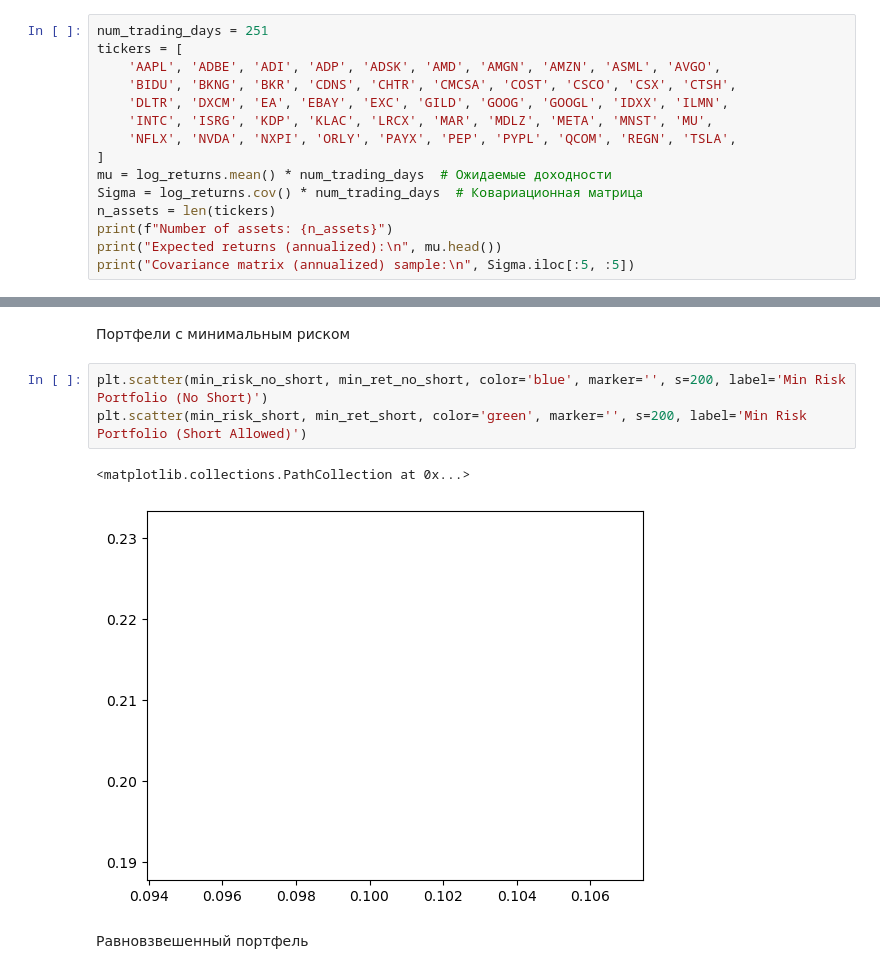
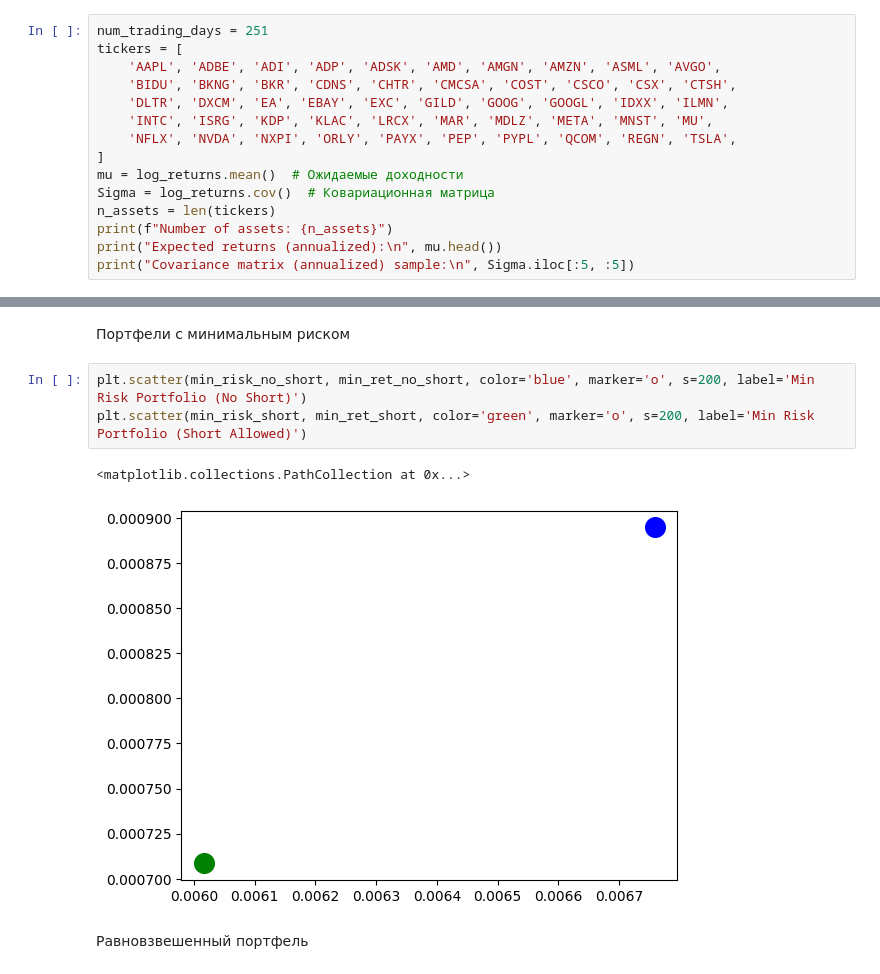
Before and after one commit to theMagusDev/NASDAQ-opt-portfolio, a Jupyter notebook: solution.ipynb, the cells around one changed output, grey strips where cells are left out. Cells and saved outputs as stored; diff of their text form.

```diff
--- a/solution.ipynb
+++ b/solution.ipynb
@@ -98,8 +98,8 @@ tickers = [
     'INTC', 'ISRG', 'KDP', 'KLAC', 'LRCX', 'MAR', 'MDLZ', 'META', 'MNST', 'MU',
     'NFLX', 'NVDA', 'NXPI', 'ORLY', 'PAYX', 'PEP', 'PYPL', 'QCOM', 'REGN', 'TSLA',
 ]
-mu = log_returns.mean() * num_trading_days  # Ожидаемые доходности
-Sigma = log_returns.cov() * num_trading_days  # Ковариационная матрица
+mu = log_returns.mean()  # Ожидаемые доходности
+Sigma = log_returns.cov()  # Ковариационная матрица
 n_assets = len(tickers)
 print(f"Number of assets: {n_assets}")
 print("Expected returns (annualized):\n", mu.head())
@@ -250,11 +250,11 @@ plt.plot(risks_short_allowed, returns_short_allowed, 'g-', label='Efficient Fron
 # %% [markdown]
 Портфели с минимальным риском
 # %%
-plt.scatter(min_risk_no_short, min_ret_no_short, color='blue', marker='', s=200, label='Min Risk Portfolio (No Short)')
-plt.scatter(min_risk_short, min_ret_short, color='green', marker='', s=200, label='Min Risk Portfolio (Short Allowed)')
+plt.scatter(min_risk_no_short, min_ret_no_short, color='blue', marker='o', s=200, label='Min Risk Portfolio (No Short)')
+plt.scatter(min_risk_short, min_ret_short, color='green', marker='o', s=200, label='Min Risk Portfolio (Short Allowed)')
 # %% [output]
 <matplotlib.collections.PathCollection at 0x...>
-[figure, old version]
+[figure, new version]
 # %% [markdown]
 Равновзвешенный портфель
 # %%
```
Also changed, not shown: parts of 47 cells of this notebook, 2 other files.
